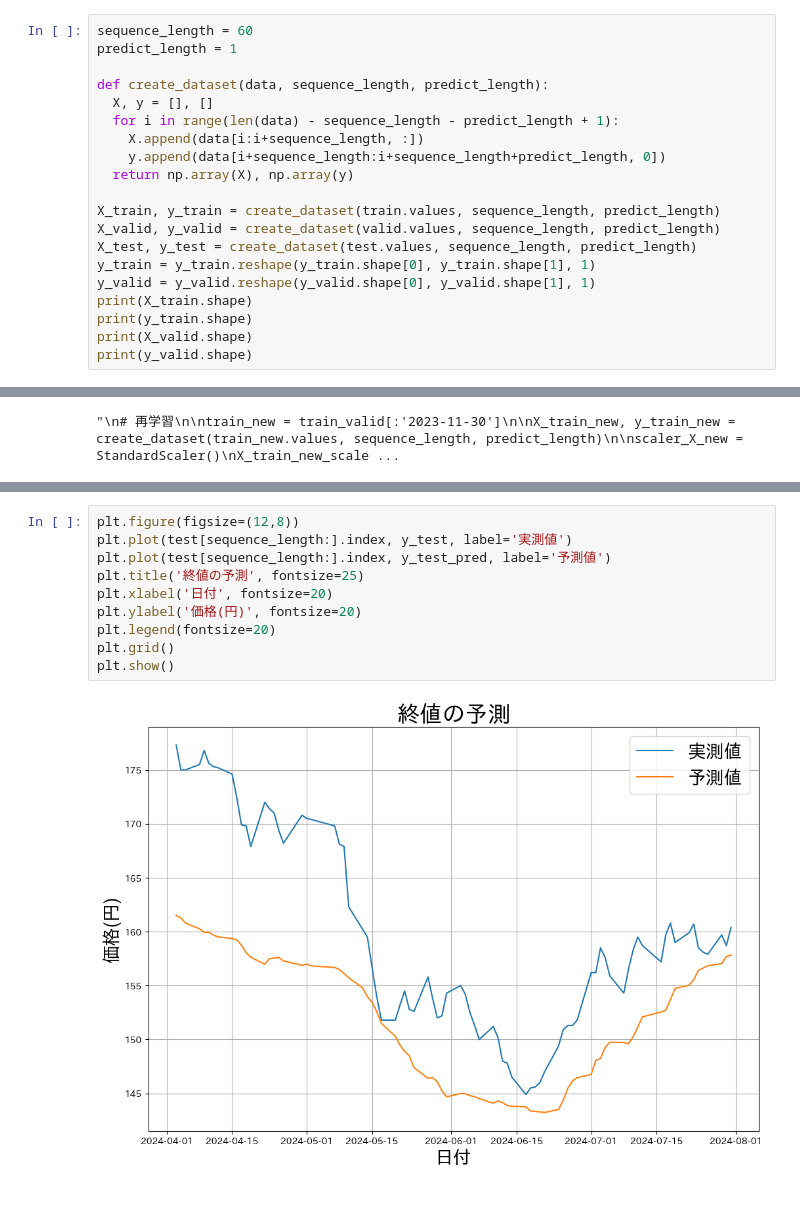
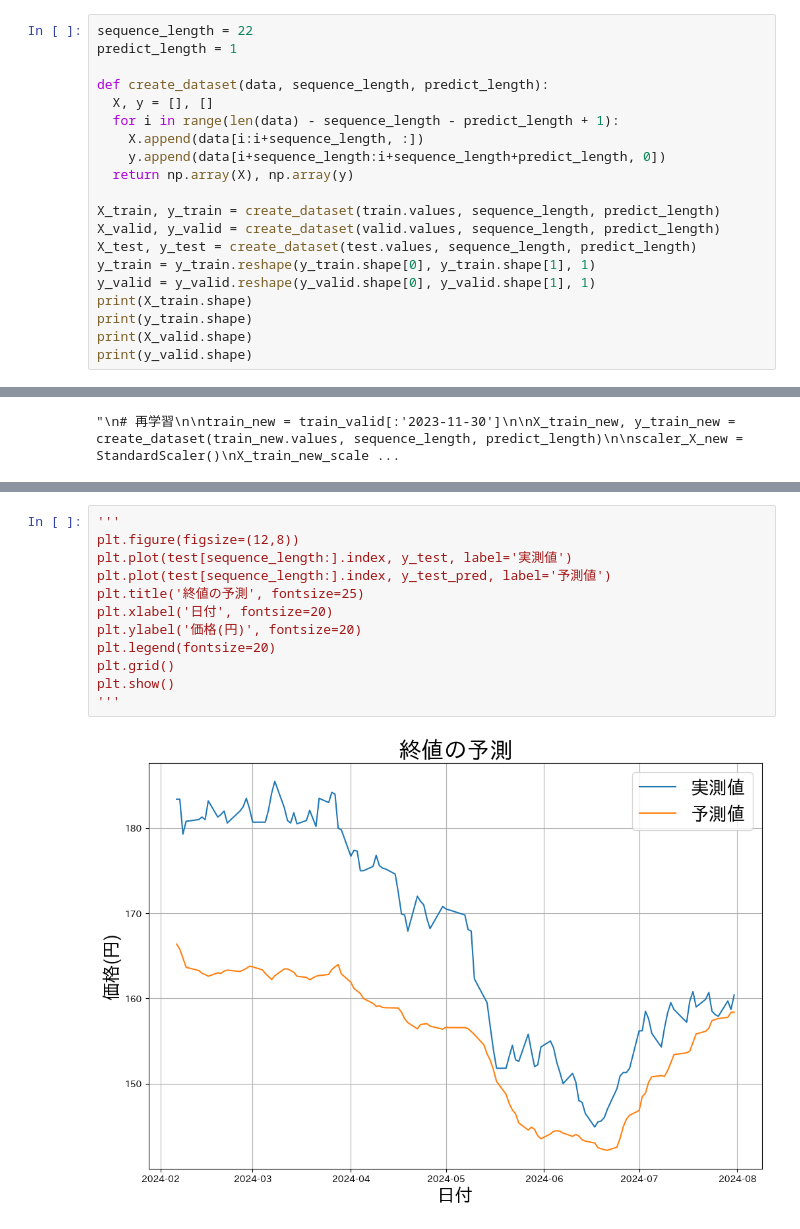
Before and after one commit to kaisei3506/close_price_prediction, a Jupyter notebook: past60days_future1day_lstm.ipynb, the cells around one changed output, grey strips where cells are left out. Drawn from its saved outputs; the diff is of its cells as text; blank space fills up the shorter version.

```diff
--- a/past60days_future1day_lstm.ipynb
+++ b/past60days_future1day_lstm.ipynb
@@ -170,7 +165,7 @@ valid = train_valid['2023-01-01':'2023-07-31']
 enbargo_valid_test = engineered_df['2023-08-01':'2024-12-31']
 test = engineered_df['2024-01-01':'2024-07-31']
 # %%
-sequence_length = 60
+sequence_length = 22
 predict_length = 1
 
 def create_dataset(data, sequence_length, predict_length):
@@ -359,13 +356,15 @@ Test RMSE: 8.919103081603746
 # %%
+'''
 plt.figure(figsize=(12,8))
 plt.plot(test[sequence_length:].index, y_test, label='実測値')
 plt.plot(test[sequence_length:].index, y_test_pred, label='予測値')
 plt.title('終値の予測', fontsize=25)
 plt.xlabel('日付', fontsize=20)
 plt.ylabel('価格(円)', fontsize=20)
 plt.legend(fontsize=20)
 plt.grid()
 plt.show()
+'''
 # %% [output]
-[figure, old version]
+[figure, new version]
 # %%
```
Also changed, not shown: parts of 8 cells of this notebook.
